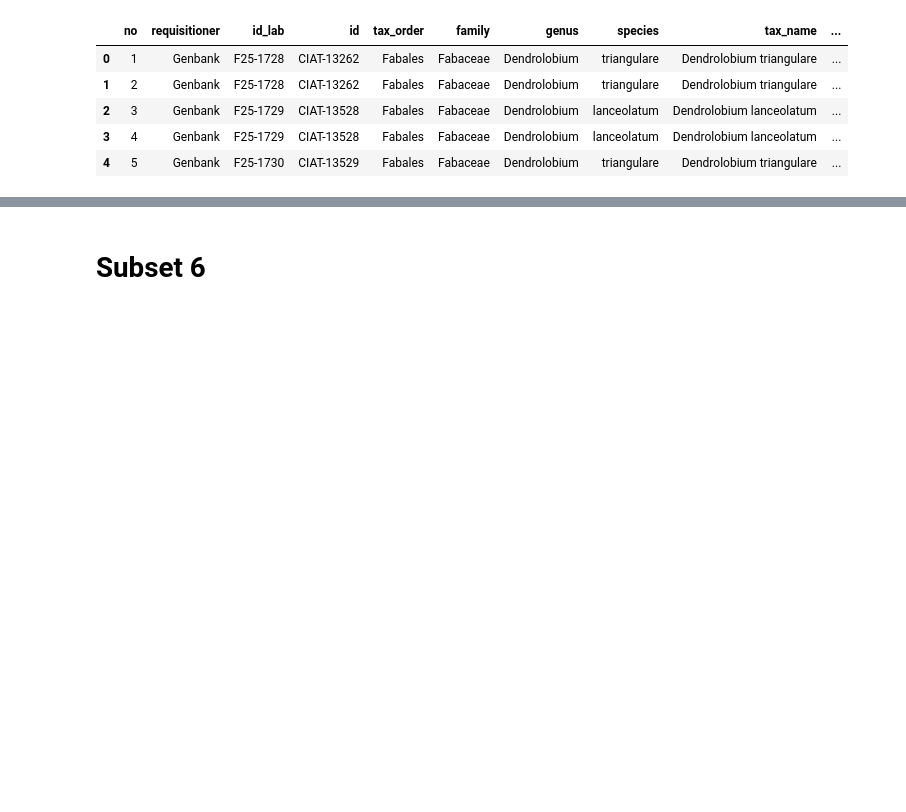
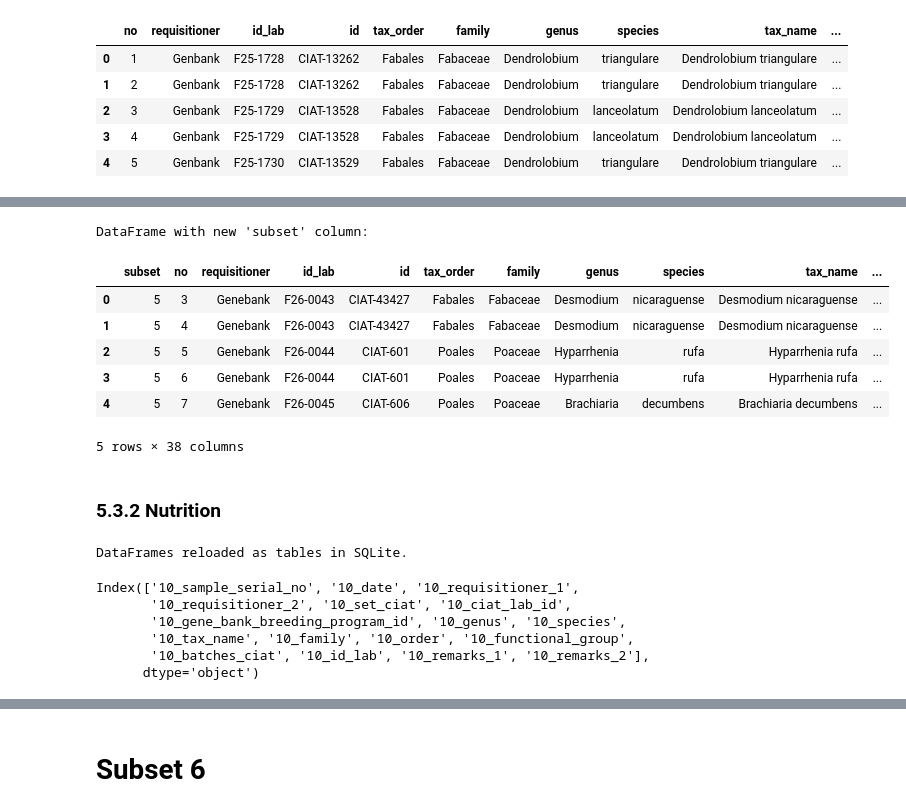
Before and after one commit to maurope/lmf, a Jupyter notebook: notebooks/2026/2026_09_24_sql_data_frame_creation_with_curated_subsets.ipynb, the cells around one changed output, grey strips where cells are left out. Saved outputs shown, nothing was run; the diff lists cells and outputs as text; code cells hidden in the pictures; blank space fills up the shorter version.

```diff
--- a/notebooks/2026/2026_09_24_sql_data_frame_creation_with_curated_subsets.ipynb
+++ b/notebooks/2026/2026_09_24_sql_data_frame_creation_with_curated_subsets.ipynb
@@ -1658,0 +1629,10 @@ DataFrame with new 'subset' column:
+# %%
+# Reconnect to an in-memory SQLite database (since it was closed previously)
+conn_new = sqlite3.connect(':memory:')
+
+# Reload the pandas DataFrames into SQL tables in the database
+subset_5_information_samples.to_sql('subset_5_information_samples', conn_new, if_exists='replace', index=False)
+subset_5_gas_prod.to_sql('subset_5_gas_prod', conn_new, if_exists='replace', index=False)
+subset_5_digest.to_sql('subset_5_digest', conn_new, if_exists='replace', index=False)
+
+print("DataFrames reloaded as tables in SQLite.")
@@ -1658,0 +1770,7 @@ DataFrame with new 'subset' column:
+# %%
+# Remove duplicate rows, keeping the first occurrence
+subset_5_gas_sorted_by_sql = subset_5_gas_sorted_by_sql.drop_duplicates(keep='first')
+
+print("Shape of DataFrame after removing duplicates (keeping first):", subset_5_gas_sorted_by_sql.shape)
+print("First 5 rows of DataFrame without duplicates (keeping first):")
+display(subset_5_gas_sorted_by_sql.head())
@@ -1658,0 +1787,15 @@ DataFrame with new 'subset' column:
+# %%
+# Add a new column 'subset' at the beginning of the DataFrame with value 5
+subset_5_gas_sorted_by_sql.insert(0, 'subset', 5)
+
+print("DataFrame with new 'subset' column:")
+display(subset_5_gas_sorted_by_sql.head())
+# %% [output]
+DataFrame with new 'subset' column:
+|  | subset | no | requisitioner | id_lab | id | tax_order | family | genus | species | tax_name | ... |
+| 0 | 5 | 3 | Genebank | F26-0043 | CIAT-43427 | Fabales | Fabaceae | Desmodium | nicaraguense | Desmodium nicaraguense | ... |
+| 1 | 5 | 4 | Genebank | F26-0043 | CIAT-43427 | Fabales | Fabaceae | Desmodium | nicaraguense | Desmodium nicaraguense | ... |
+| 2 | 5 | 5 | Genebank | F26-0044 | CIAT-601 | Poales | Poaceae | Hyparrhenia | rufa | Hyparrhenia rufa | ... |
+| 3 | 5 | 6 | Genebank | F26-0044 | CIAT-601 | Poales | Poaceae | Hyparrhenia | rufa | Hyparrhenia rufa | ... |
+| 4 | 5 | 7 | Genebank | F26-0045 | CIAT-606 | Poales | Poaceae | Brachiaria | decumbens | Brachiaria decumbens | ... |
+5 rows × 38 columns
@@ -1658,0 +1804,22 @@ DataFrame with new 'subset' column:
+# %% [markdown]
+### 5.3.2 Nutrition
+# %%
+# Reconnect to an in-memory SQLite database (since it was closed previously)
+conn_new = sqlite3.connect(':memory:')
+
+# Reload the pandas DataFrames into SQL tables in the database
+subset_5_information_samples.to_sql('subset_5_information_samples', conn_new, if_exists='replace', index=False)
+subset_5_nutrition.to_sql('subset_5_nutrition', conn_new, if_exists='replace', index=False)
+
+print("DataFrames reloaded as tables in SQLite.")
+# %% [output]
+DataFrames reloaded as tables in SQLite.
+# %%
+subset_5_information_samples.columns
+# %% [output]
+Index(['10_sample_serial_no', '10_date', '10_requisitioner_1',
+       '10_requisitioner_2', '10_set_ciat', '10_ciat_lab_id',
+       '10_gene_bank_breeding_program_id', '10_genus', '10_species',
+       '10_tax_name', '10_family', '10_order', '10_functional_group',
+       '10_batches_ciat', '10_id_lab', '10_remarks_1', '10_remarks_2'],
+      dtype='object')
```
Also changed, not shown: parts of 42 cells of this notebook, 7 other files.
